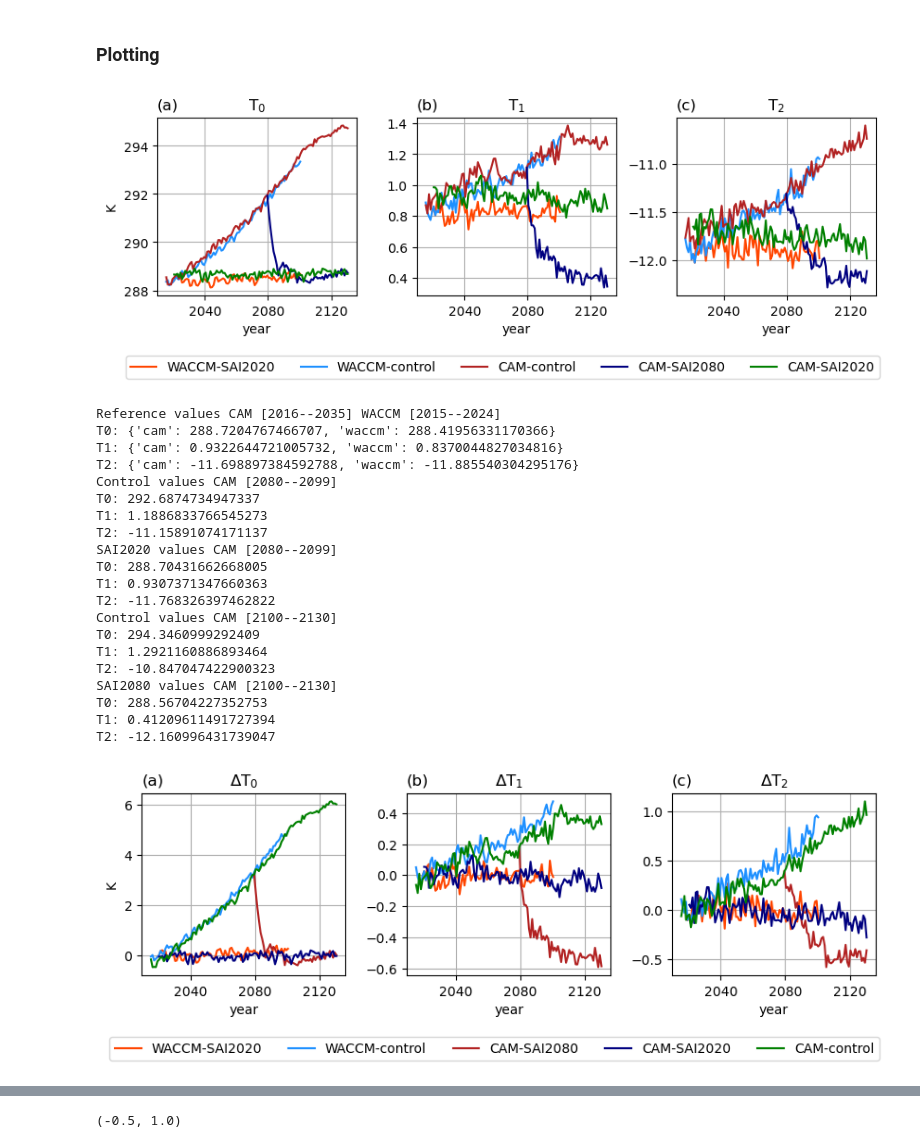
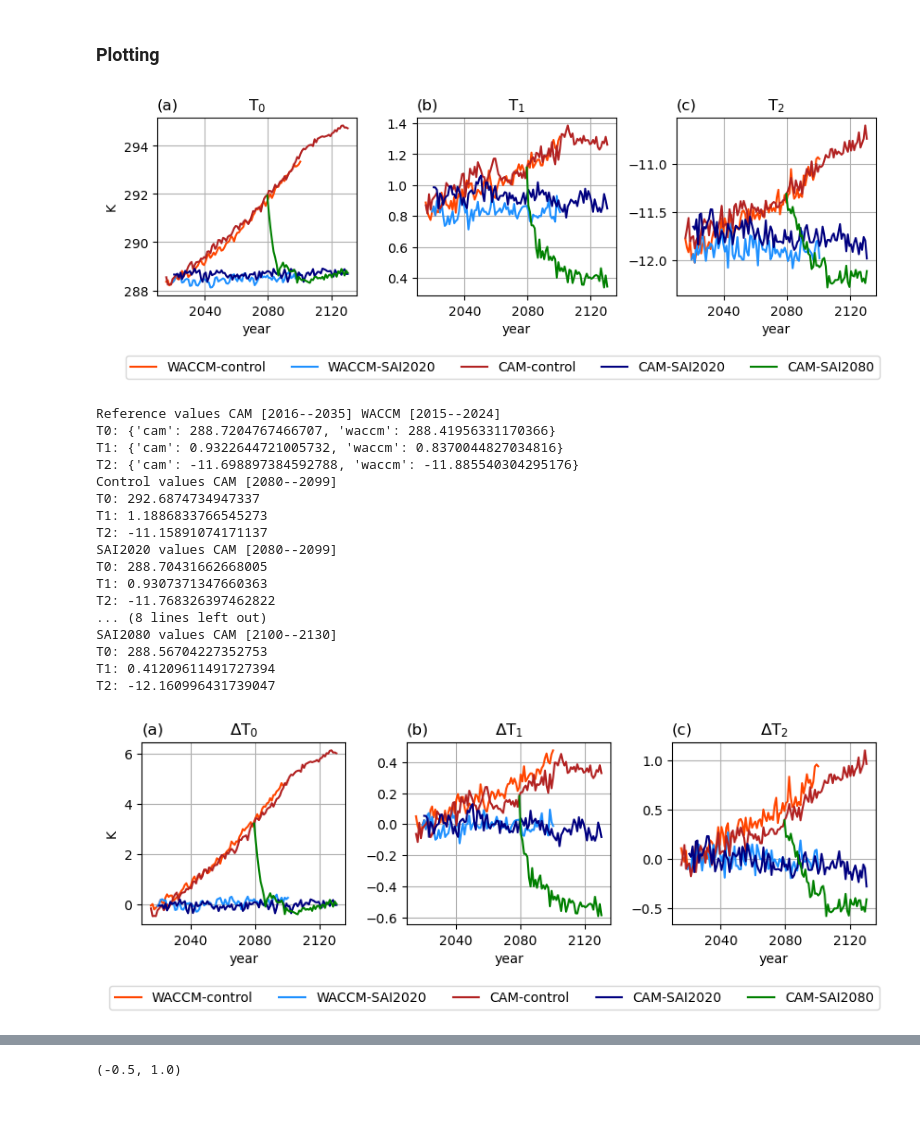
Before and after one commit to JdeJong96/CESM-CAM_SAI, a Jupyter notebook: results/T0_T1_T2.ipynb, the cells around one changed output, grey strips where cells are left out. Drawn from its saved outputs; the diff is of its cells as text; code cells hidden in the pictures; blank space fills up the shorter version.

```diff
--- a/results/T0_T1_T2.ipynb
+++ b/results/T0_T1_T2.ipynb
@@ -264,25 +264,25 @@ T_cam = {file.split('.')[1]: xr.open_dataset(file) for file in files}
 # %%
 cols = ['firebrick','navy','green']
 colsW = ['orangered','dodgerblue']
-labels = list(T_cam.keys())
+labels = ['control','SAI2020','SAI2080']
 fig, ax = plt.subplots(1,3, figsize=(10,2.5), sharex=True)
 
 # T0 plot
-for e,exp in enumerate(T_waccm):
+for e,exp in enumerate(labels[:2]):
     (T_waccm[exp]['T0']).plot(ax=ax[0], label='WACCM-'+exp, c=colsW[e])
-for e,exp in enumerate(T_cam):
+for e,exp in enumerate(labels):
     (T_cam[exp]['T0']).plot(ax=ax[0], label='CAM-'+exp, c=cols[e])
 
 # T1 plot
-for e,exp in enumerate(T_waccm):
+for e,exp in enumerate(labels[:2]):
     (T_waccm[exp]['T1']).plot(ax=ax[1], label=exp, c=colsW[e])
-for e,exp in enumerate(T_cam):
+for e,exp in enumerate(labels):
     (T_cam[exp]['T1']).plot(ax=ax[1], label=labels[e], c=cols[e])
 
 # T2 plot
-for e,exp in enumerate(T_waccm):
+for e,exp in enumerate(labels[:2]):
     (T_waccm[exp]['T2']).plot(ax=ax[2], label=exp, c=colsW[e])
-for e,exp in enumerate(T_cam):
+for e,exp in enumerate(labels):
     (T_cam[exp]['T2']).plot(ax=ax[2], label=labels[e], c=cols[e])
 
 ax[0].set_title(r'T$_0$'); ax[0].set_title('(a)', loc='left')
@@ -298,11 +298,11 @@ for axi in ax:
 plt.subplots_adjust(wspace=0.3)
 fig.savefig('figures/T0_T1_T2.abs.pdf', bbox_inches='tight')
 # %% [output]
-[figure, old version]
+[figure, new version]
 # %%
 cols = ['firebrick','navy','green']
 colsW = ['orangered','dodgerblue']
-labels = list(T_cam.keys())
+labels = ['control','SAI2020','SAI2080']
 fig, ax = plt.subplots(1,3, figsize=(10,2.5), sharex=True)
 
 T0ref = {'cam': T_cam['control']['T0'].isel(time=slice(1,21)).mean('time').item(),
@@ -324,60 +324,60 @@ for k,v in {'T0':T_cam['SAI2020']['T0'], 'T1':T_cam['SAI2020']['T1'], 'T2':T_cam
 print("Control values CAM [2100--2130]")
 for k,v in {'T0':T_cam['control']['T0'], 'T1':T_cam['control']['T1'], 'T2':T_cam['control']['T2']}.items():
     print(f"{k}: {v.sel(time=slice_e).mean('time').item()}")
+print("SAI2020 values CAM [2100--2130]")
+for k,v in {'T0':T_cam['SAI2020']['T0'], 'T1':T_cam['SAI2020']['T1'], 'T2':T_cam['SAI2020']['T2']}.items():
+    print(f"{k}: {v.sel(time=slice_e).mean('time').item()}")
 print("SAI2080 values CAM [2100--2130]")
 for k,v in {'T0':T_cam['SAI2080']['T0'], 'T1':T_cam['SAI2080']['T1'], 'T2':T_cam['SAI2080']['T2']}.items():
     print(f"{k}: {v.sel(time=slice_e).mean('time').item()}")
 
 # T0 plot
-for e,exp in enumerate(T_waccm):
+for e,exp in enumerate(labels[:2]):
     (T_waccm[exp]['T0']-T0ref['waccm']).plot(ax=ax[0], label='WACCM-'+exp, c=colsW[e])
-for e,exp in enumerate(T_cam):
+for e,exp in enumerate(labels):
     (T_cam[exp]['T0']-T0ref['cam']).plot(ax=ax[0], label='CAM-'+exp, c=cols[e])
 
 # T1 plot
-for e,exp in enumerate(T_waccm):
+for e,exp in enumerate(labels[:2]):
     (T_waccm[exp]['T1']-T1ref['waccm']).plot(ax=ax[1], label=exp, c=colsW[e])
-for e,exp in enumerate(T_cam):
+for e,exp in enumerate(labels):
     (T_cam[exp]['T1']-T1ref['cam']).plot(ax=ax[1], label=labels[e], c=cols[e])
 
 # T2 plot
-for e,exp in enumerate(T_waccm):
+for e,exp in enumerate(labels[:2]):
     (T_waccm[exp]['T2']-T2ref['waccm']).plot(ax=ax[2], label=exp, c=colsW[e])
-for e,exp in enumerate(T_cam):
+for e,exp in enumerate(labels):
     (T_cam[exp]['T2']-T2ref['cam']).plot(ax=ax[2], label=labels[e], c=cols[e])
 
 ax[0].set_title(r'$\Delta$T$_0$'); ax[0].set_title('(a)', loc='left')
 ax[1].set_title(r'$\Delta$T$_1$'); ax[1].set_title('(b)', loc='left')
 ax[2].set_title(r'$\Delta$T$_2$'); ax[2].set_title('(c)', loc='left')
 ax[0].set_ylabel('K')
 ax[1].set_ylabel('')
 ax[2].set_ylabel('')
 ax[0].legend(prop={'size':10}, bbox_to_anchor=(3.65, -0.3), ncols=5)
 for axi in ax:
     axi.grid()
     axi.set_xlabel('year')
 plt.subplots_adjust(wspace=0.3)
 
 # fig.savefig('figures/T0_T1_T2.pdf', bbox_inches='tight')
 # %% [output]
 Reference values CAM [2016--2035] WACCM [2015--2024]
 T0: {'cam': 288.7204767466707, 'waccm': 288.41956331170366}
 T1: {'cam': 0.9322644721005732, 'waccm': 0.8370044827034816}
 T2: {'cam': -11.698897384592788, 'waccm': -11.885540304295176}
 Control values CAM [2080--2099]
 T0: 292.6874734947337
 T1: 1.1886833766545273
 T2: -11.15891074171137
 SAI2020 values CAM [2080--2099]
 T0: 288.70431662668005
 T1: 0.9307371347660363
 T2: -11.768326397462822
-Control values CAM [2100--2130]
-T0: 294.3460999292409
-T1: 1.2921160886893464
-T2: -10.847047422900323
+... (8 lines left out)
 SAI2080 values CAM [2100--2130]
 T0: 288.56704227352753
 T1: 0.41209611491727394
 T2: -12.160996431739047
-[figure, old version]
+[figure, new version]
```
Also changed, not shown: parts of 2 cells of this notebook, 2 other files.
